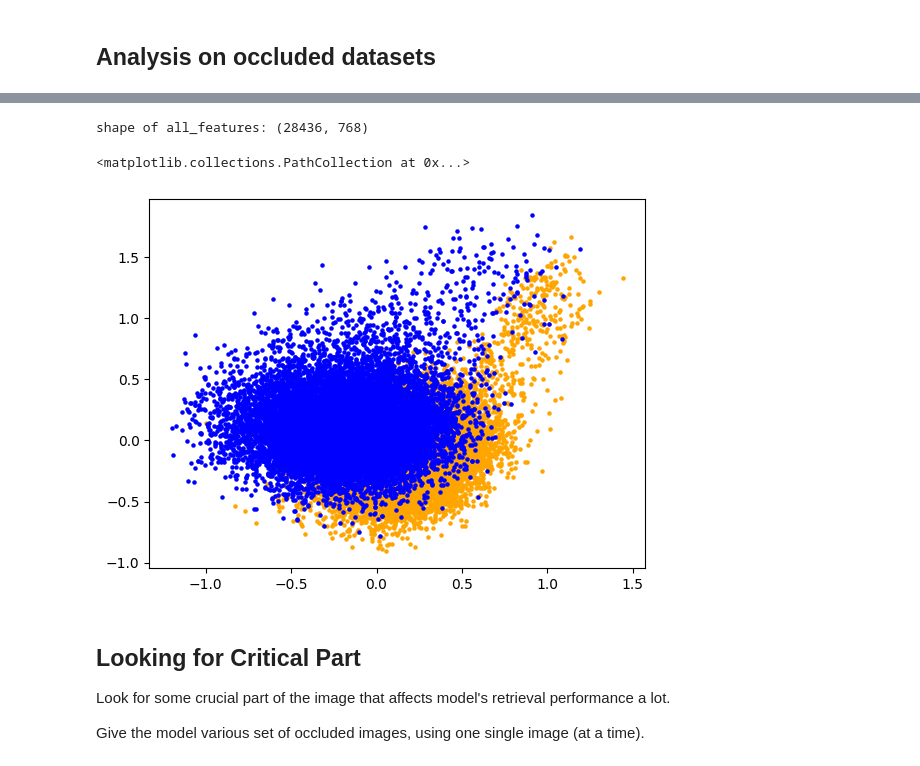
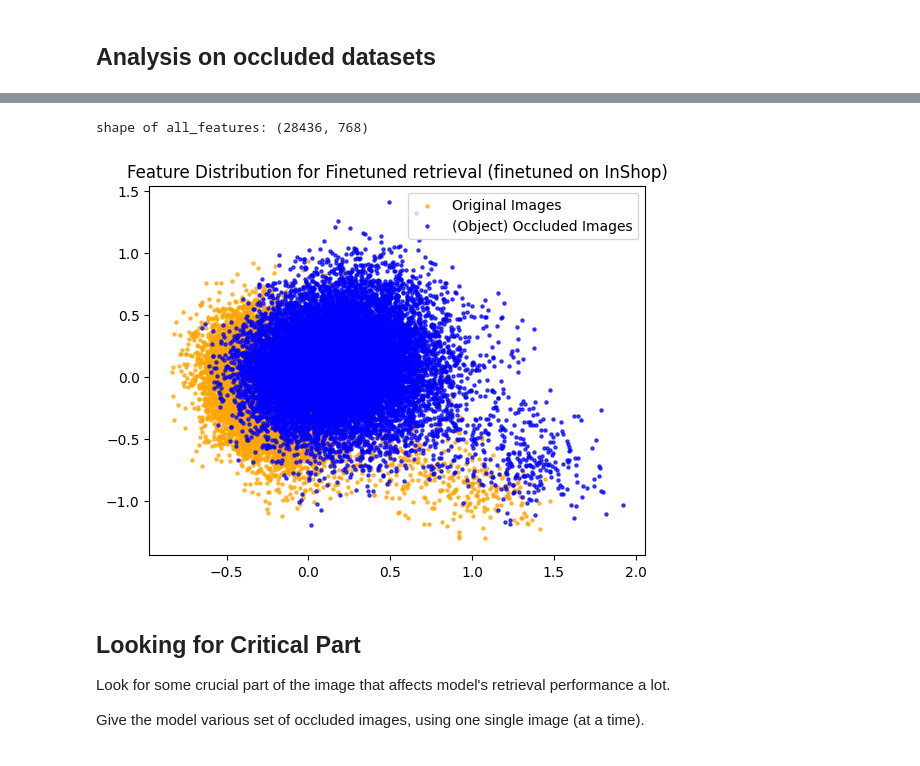
Before and after one commit to fashion-image-retrieval/unicom, a Jupyter notebook: analysis.ipynb, the cells around one changed output, grey strips where cells are left out. Saved outputs shown, nothing was run; the diff lists cells and outputs as text; code cells hidden in the pictures.

```diff
--- a/analysis.ipynb
+++ b/analysis.ipynb
@@ -83,3 +85,6 @@ NameError: name 'get_images' is not defined
+# %%
+
+features_ori = get_features(data_ori, model_ori)
 # %%
-features_ori = get_features(test_original, model_ori)
+features_black_mask = get_features(data_black_mask, model_ori)
 # %%
@@ -124,0 +94,2 @@ Error:
+# %%
+ft_features_ori = get_features(data_ori, model)
@@ -125,2 +98,4 @@ Error:
+# %%
+ft_features_object = get_features(data_object, model)
 # %%
 # TSNE
@@ -166,20 +154,24 @@ shape of all_features: (28436, 768)
 # %%
 # PCA - finetuned model
-features_occ = get_features(test_black, model)
-features_ori = get_features(test_original, model)
 
-all_features = torch.concat([features_ori, features_occ]).cpu().numpy()
+# all_features = torch.concat([ft_features_ori, ft_features_object, ft_features_black_mask]).cpu().numpy()
+all_features = torch.concat([ft_features_ori, ft_features_object]).cpu().numpy()
 print("shape of all_features:", all_features.shape)
 
 pca = PCA()
 X_pca = pca.fit_transform(all_features)
 num_features = len(features_ori)
-plt.scatter(X_pca[:num_features,0], X_pca[:num_features,1], c='orange', s=5)
-plt.scatter(X_pca[num_features:,0], X_pca[num_features:,1], c='blue', s=5)
+
+plt.title("Feature Distribution for Finetuned retrieval (finetuned on InShop)")
+plt.scatter(X_pca[:num_features,0], X_pca[:num_features,1], c='orange', s=5, alpha=0.7, label='Original Images') # original image features
+plt.scatter(X_pca[num_features:2*num_features,0], X_pca[num_features:2*num_features,1], c='blue', s=5, alpha=0.7, label='(Object) Occluded Images') # occluded image features
+# plt.scatter(X_pca[2*num_features:,0], X_pca[2*num_features:,1], c='green', s=5, alpha=0.7, label='(Black mask) Occluded Images') # occluded image features
+plt.legend()
+
+plt.show()
 # %% [output]
 shape of all_features: (28436, 768)
-<matplotlib.collections.PathCollection at 0x...>
-[figure, old version]
+[figure, new version]
 # %% [markdown]
 ## Looking for Critical Part
 Look for some crucial part of the image that affects model's retrieval performance a lot.
```
Also changed, not shown: parts of 20 cells of this notebook.
